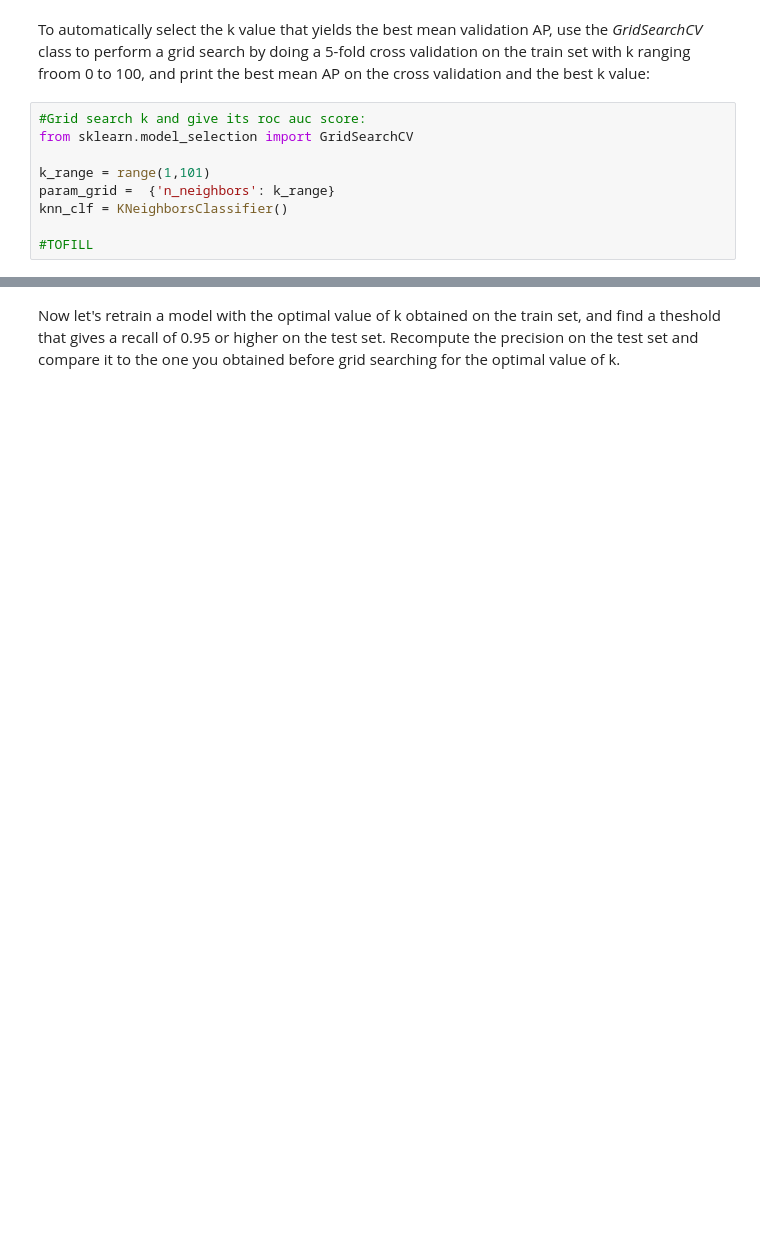
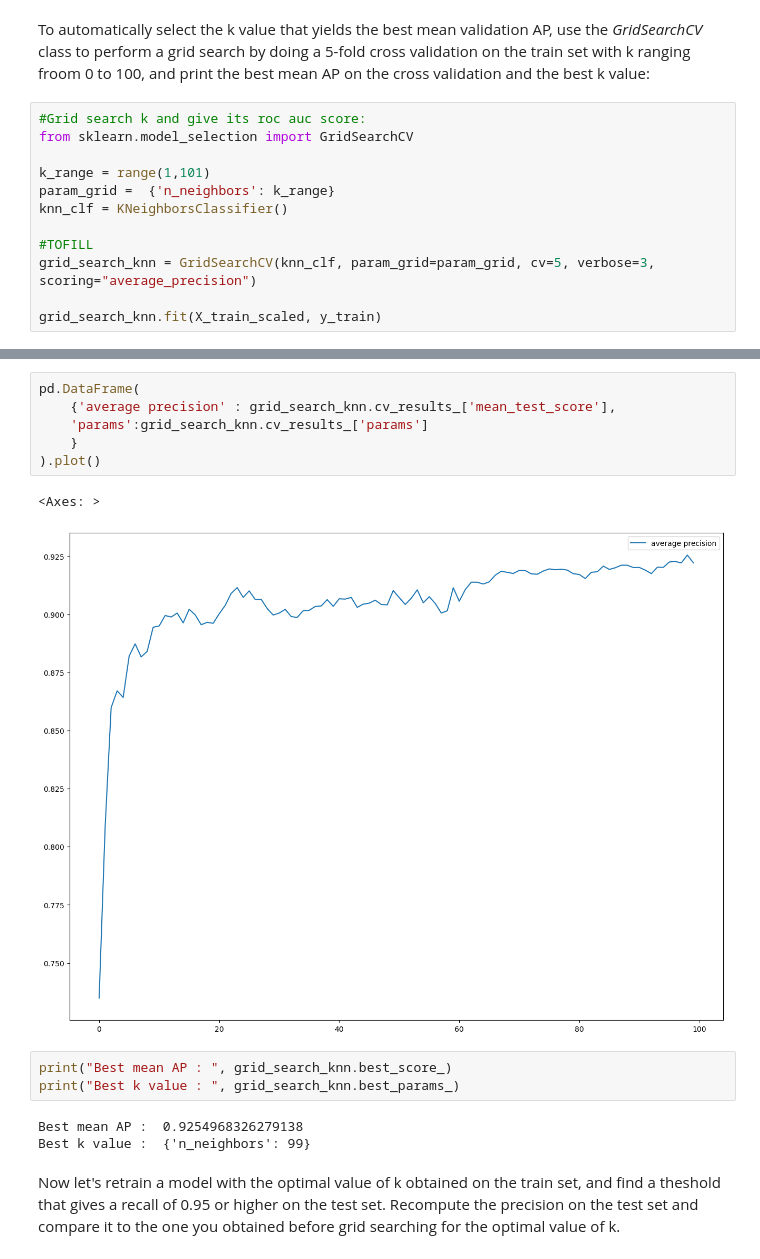
Before and after one commit to LexouLam/ML2, a Jupyter notebook: notebooks/A1_ML2_classification.ipynb, the cells around one changed output, grey strips where cells are left out. Cells and saved outputs as stored; diff of their text form; blank space fills up the shorter version.

```diff
--- a/notebooks/A1_ML2_classification.ipynb
+++ b/notebooks/A1_ML2_classification.ipynb
@@ -559,3 +605,6 @@ param_grid =  {'n_neighbors': k_range}
 knn_clf = KNeighborsClassifier()
 
 #TOFILL
+grid_search_knn = GridSearchCV(knn_clf, param_grid=param_grid, cv=5, verbose=3, scoring="average_precision")
+
+grid_search_knn.fit(X_train_scaled, y_train)
@@ -562,2 +646,17 @@ knn_clf = KNeighborsClassifier()
+# %%
+pd.DataFrame(
+    {'average precision' : grid_search_knn.cv_results_['mean_test_score'],
+    'params':grid_search_knn.cv_results_['params']
+    }
+).plot()
+# %% [output]
+<Axes: >
+[figure, added]
+# %%
+print("Best mean AP : ", grid_search_knn.best_score_)
+print("Best k value : ", grid_search_knn.best_params_)
+# %% [output]
+Best mean AP :  0.9254968326279138
+Best k value :  {'n_neighbors': 99}
 # %% [markdown]
 Now let's retrain a model with the optimal value of k obtained on the train set, and find a theshold that gives a recall of 0.95 or higher on the test set. Recompute the precision on the test set and compare it to the one you obtained before grid searching for the optimal value of k.
```
Also changed, not shown: parts of 11 cells of this notebook, 1 other file.
